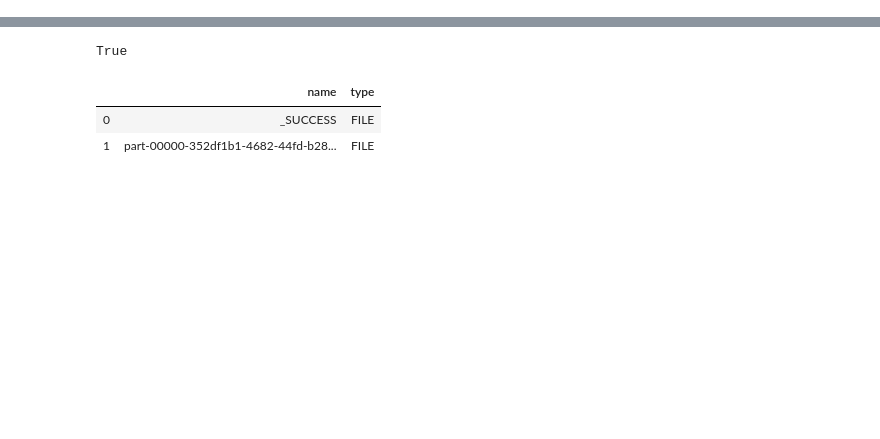
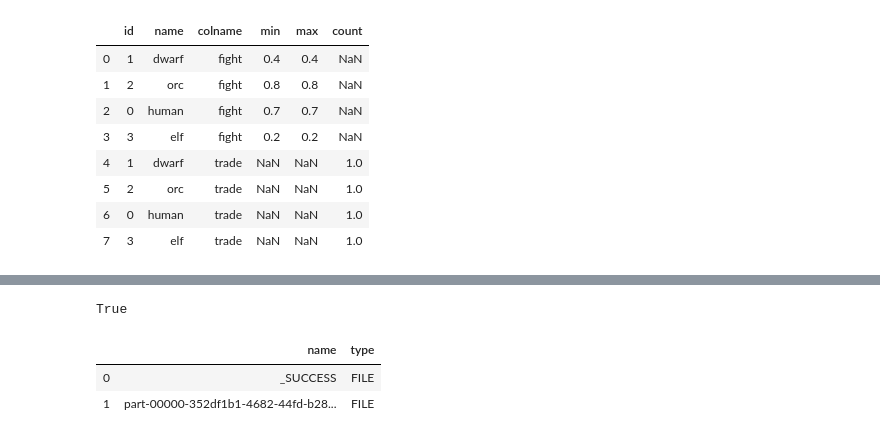
Before and after one commit to natbusa/databox, a Jupyter notebook: demos/oasis/demo/pipeline/ingest/src/example.ipynb, the cells around one changed output, grey strips where cells are left out. Saved outputs shown, nothing was run; the diff lists cells and outputs as text; code cells hidden in the pictures; blank space fills up the shorter version.

```diff
--- a/demos/oasis/demo/pipeline/ingest/src/example.ipynb
+++ b/demos/oasis/demo/pipeline/ingest/src/example.ipynb
@@ -39,0 +86,23 @@ df.data.grid()
+# %%
+from pyspark.sql import functions as F
+df.groupby('id', 'name').agg(
+    F.lit('fight').alias('colname'),
+    F.min('fight').alias('min'),
+    F.max('fight').alias('max'),
+    F.lit(None).alias('count')).union(
+    df.groupby('id', 'name').agg(
+    F.lit('trade').alias('colname'),
+    F.lit(None).alias('min'),
+    F.lit(None).alias('max'),
+    F.count('trade').alias('count'))
+).data.grid()
+# %% [output]
+|  | id | name | colname | min | max | count |
+| 0 | 1 | dwarf | fight | 0.4 | 0.4 | NaN |
+| 1 | 2 | orc | fight | 0.8 | 0.8 | NaN |
+| 2 | 0 | human | fight | 0.7 | 0.7 | NaN |
+| 3 | 3 | elf | fight | 0.2 | 0.2 | NaN |
+| 4 | 1 | dwarf | trade | NaN | NaN | 1.0 |
+| 5 | 2 | orc | trade | NaN | NaN | 1.0 |
+| 6 | 0 | human | trade | NaN | NaN | 1.0 |
+| 7 | 3 | elf | trade | NaN | NaN | 1.0 |
```
Also changed, not shown: parts of 19 cells of this notebook, 29 other files.
